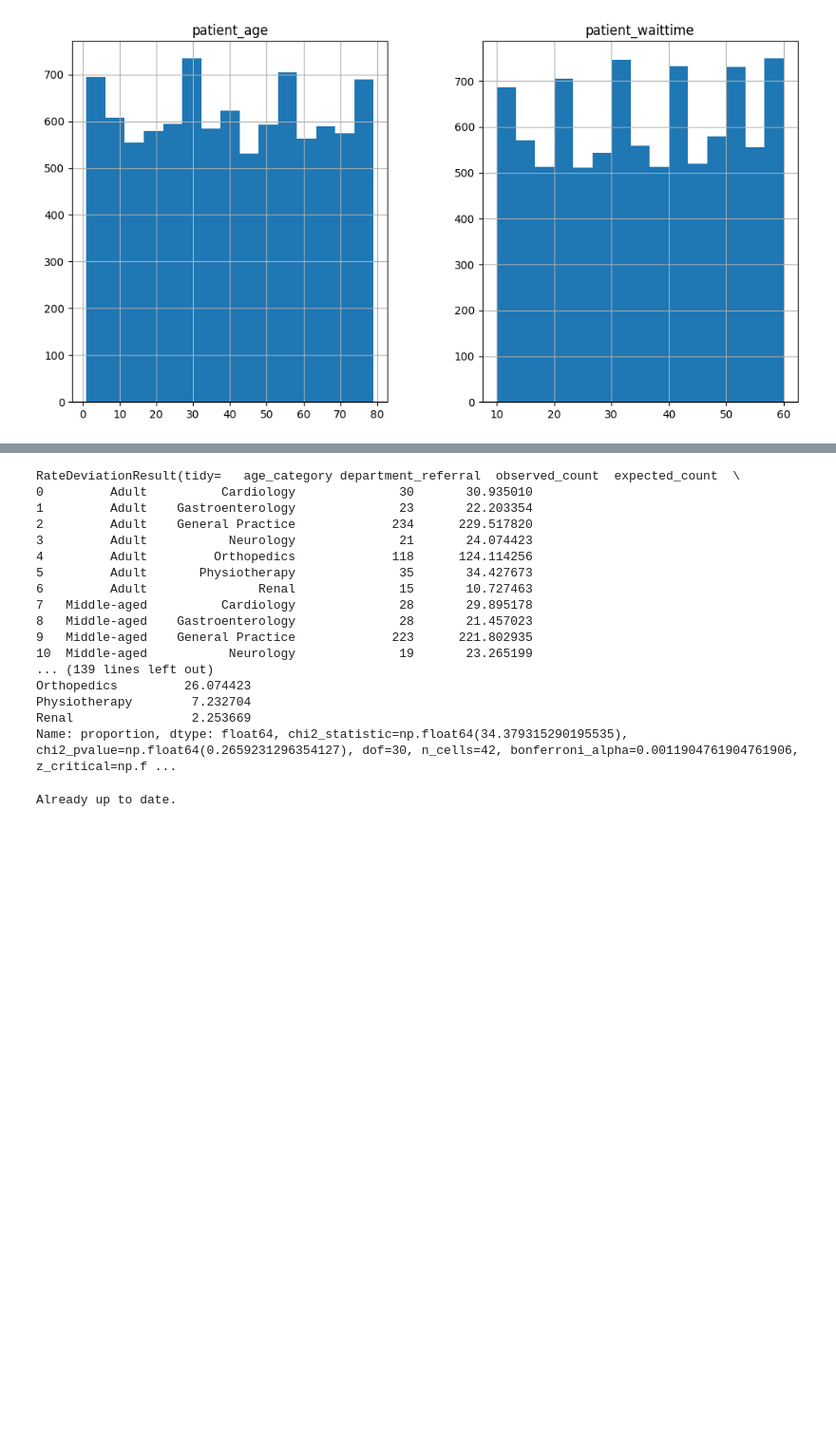
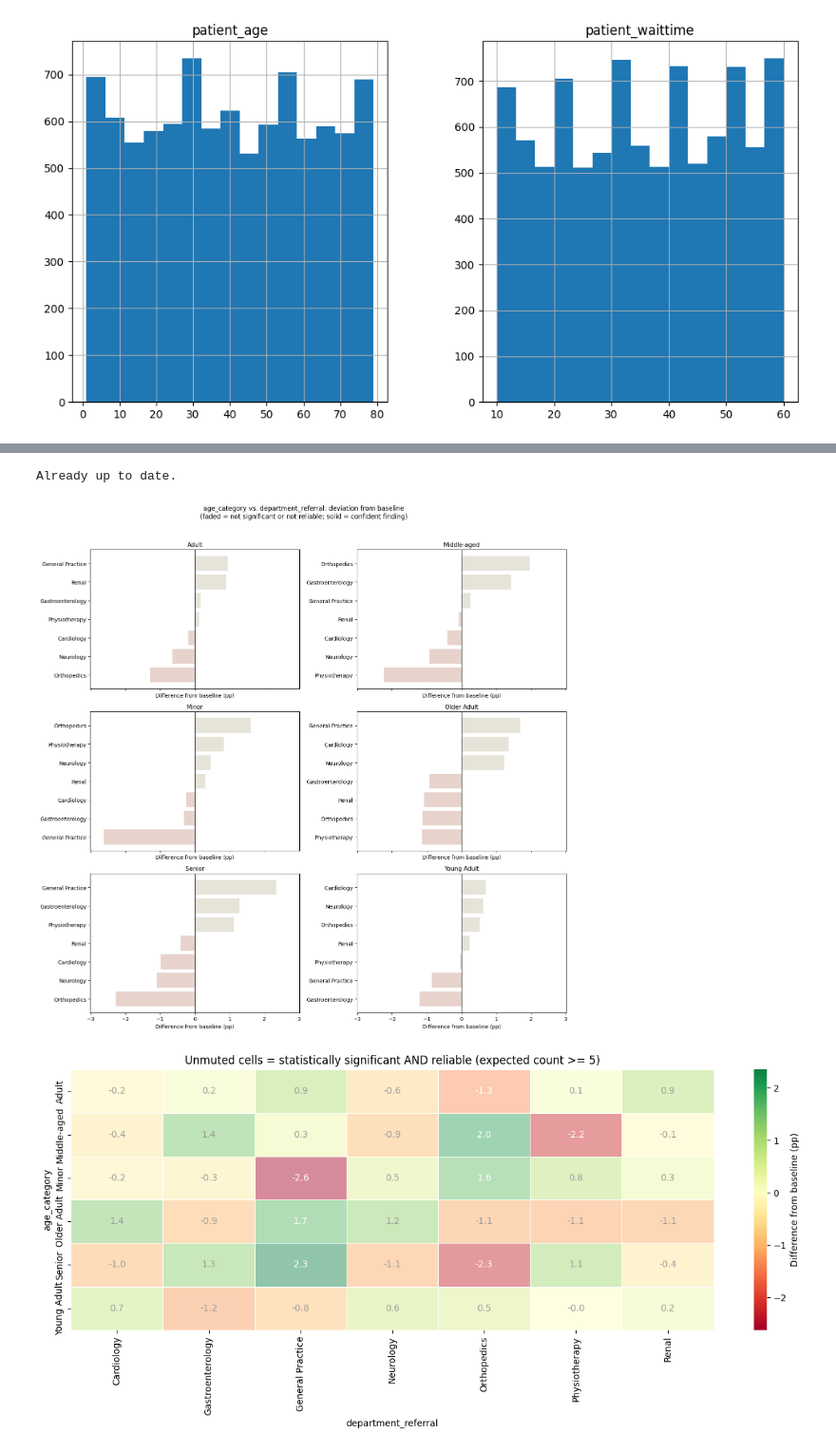
Before and after one commit to Mikayla-ds2/surge-sense, a Jupyter notebook: eda+viz.ipynb, the cells around one changed output, grey strips where cells are left out. Shown at 95% size. Saved outputs shown, nothing was run; the diff lists cells and outputs as text; code cells hidden in the pictures; blank space fills up the shorter version.

```diff
--- a/eda+viz.ipynb
+++ b/eda+viz.ipynb
@@ -169,27 +159,14 @@ result = rate_deviation(
-# %%
-print(result)
-# %% [output]
-RateDeviationResult(tidy=   age_category department_referral  observed_count  expected_count  \
-0         Adult          Cardiology              30       30.935010
-1         Adult    Gastroenterology              23       22.203354
-2         Adult    General Practice             234      229.517820
-3         Adult           Neurology              21       24.074423
-4         Adult         Orthopedics             118      124.114256
-5         Adult       Physiotherapy              35       34.427673
-6         Adult               Renal              15       10.727463
-7   Middle-aged          Cardiology              28       29.895178
-8   Middle-aged    Gastroenterology              28       21.457023
-9   Middle-aged    General Practice             223      221.802935
-10  Middle-aged           Neurology              19       23.265199
-... (139 lines left out)
-Orthopedics         26.074423
-Physiotherapy        7.232704
-Renal                2.253669
-Name: proportion, dtype: float64, chi2_statistic=np.float64(34.379315290195535), chi2_pvalue=np.float64(0.2659231296354127), dof=30, n_cells=42, bonferroni_alpha=0.0011904761904761906, z_critical=np.f ...
 # %%
 !git pull
+fig1 = plot_diverging_plot(result=result, feature='age_category', outcome=
+                           'department_referral')
+fig2 = plot_confidence_heatmap(result, feature='age_category', outcome=
+                               'department_referral')
+plt.show()
 # %% [output]
 Already up to date.
+[figure, added]
+[figure, added]
 # %%
 print(data['patient_race'].unique())
 print(data['department_referral'].unique())
```
Also changed, not shown: parts of 4 cells of this notebook.
